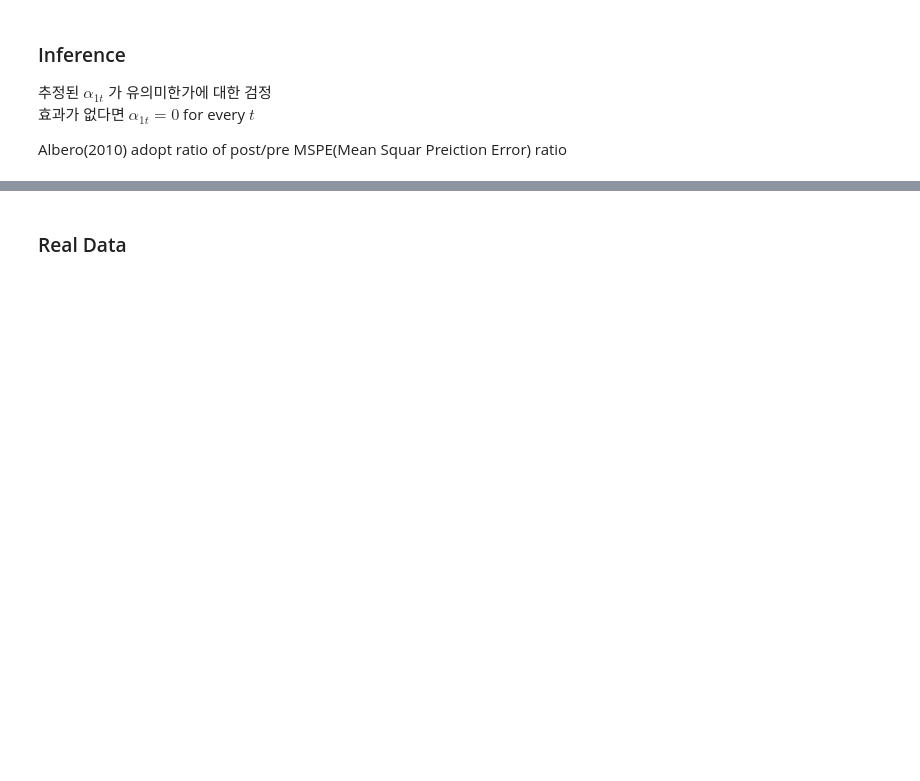
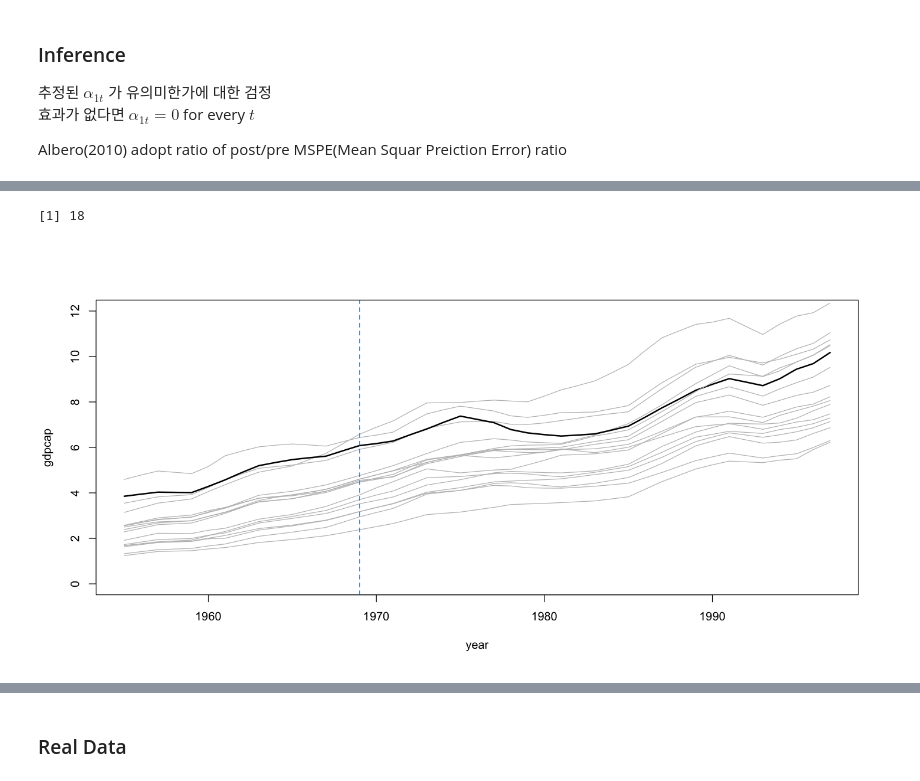
Before and after one commit to Yimdh/progress, a Jupyter notebook: stat/causalInference/[paper]usingCausalInference_Uber/01_interrupted Time Series synthetic control.ipynb, the cells around one changed output, grey strips where cells are left out. Drawn from its saved outputs; the diff is of its cells as text; code cells hidden in the pictures; blank space fills up the shorter version.

```diff
--- a/stat/causalInference/[paper]usingCausalInference_Uber/01_interrupted Time Series synthetic control.ipynb
+++ b/stat/causalInference/[paper]usingCausalInference_Uber/01_interrupted Time Series synthetic control.ipynb
@@ -137,0 +162,12 @@ Albero(2010) adopt ratio of post/pre MSPE(Mean Squar Preiction Error) ratio
+# %%
+#install.packages('Synth')
+library('Synth')
+library('tidyverse')
+data("basque")
+#EDA
+#dim(basque) #774*17
+#basque[1:10,]
+
+#dataset <- tbl_df(basque) %>% select(year,school.illit, school.prim, school.med,school.high,school.post.high,invest)%>%filter(year,)
+
+dataset <- tbl_df(basque)
@@ -138 +195,17 @@ Albero(2010) adopt ratio of post/pre MSPE(Mean Squar Preiction Error) ratio
+# %%
+plotset <-dataset %>% filter(between(year,1955,1997))%>%select(regionno,regionname,year,gdpcap)
+options(repr.plot.width=12, repr.plot.height=6)
+plot(1955:1997,rep(0,length(1955:1997)),type='n',ylim=c(0,12),ylab='gdpcap',xlab="year")
+for (i in 2:18){
+    col="gray"
+    lwd=1
+    if(i ==17) {col="black";lwd=2}
+    a <-plotset%>%filter(regionno==i)%>%select(year,gdpcap)
+    lines(a%>%pull(year),a%>%pull(gdpcap),col=col,lwd=lwd)
+}
+    print(i)
+abline(v=1969,col="steelblue",lty=2)
+# %% [output]
+[1] 18
+[figure, added]
 # %%
```
Also changed, not shown: parts of 19 cells of this notebook.
